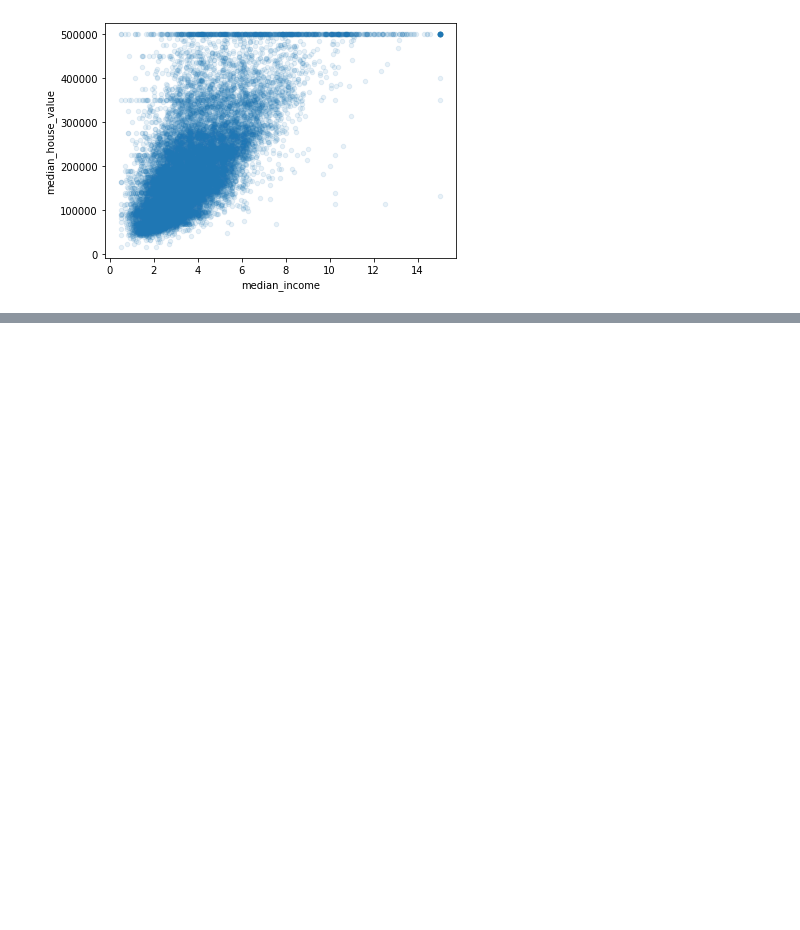
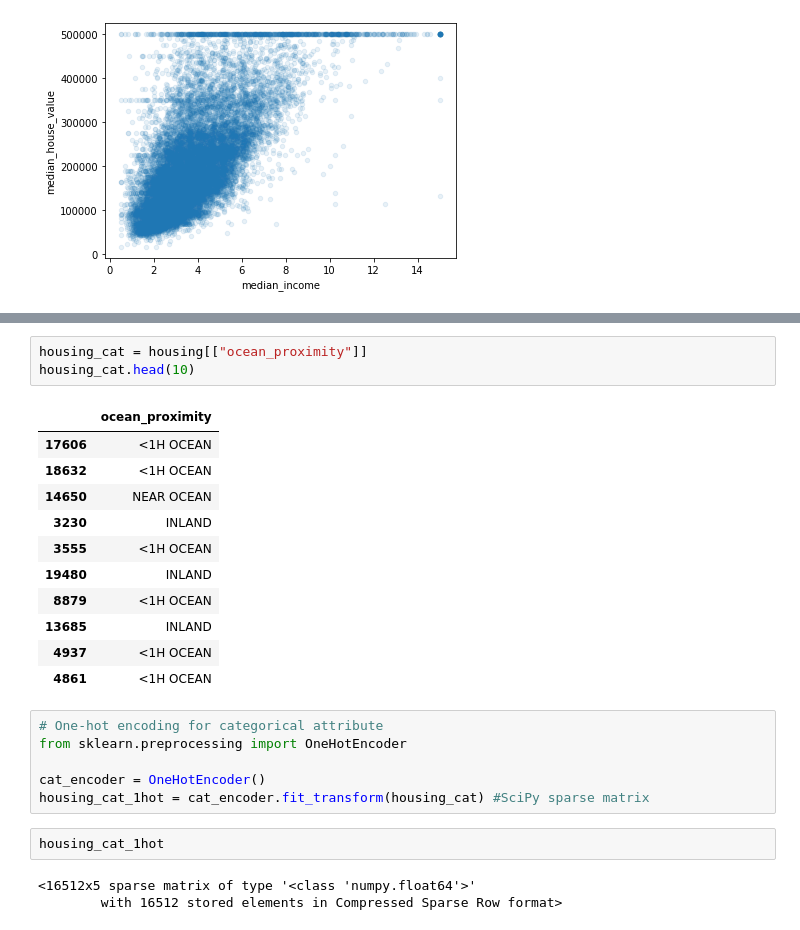
Before and after one commit to vnguyen12/Hands-on-ML-Book, a Jupyter notebook: Housing.ipynb, the cells around one changed output, grey strips where cells are left out. Drawn from its saved outputs; the diff is of its cells as text; blank space fills up the shorter version.

```diff
--- a/Housing.ipynb
+++ b/Housing.ipynb
@@ -242,0 +342,26 @@ Saving figure income_vs_house_value_scatter_plot
+# %%
+housing_cat = housing[["ocean_proximity"]]
+housing_cat.head(10)
+# %% [output]
+|  | ocean_proximity |
+| 17606 | <1H OCEAN |
+| 18632 | <1H OCEAN |
+| 14650 | NEAR OCEAN |
+| 3230 | INLAND |
+| 3555 | <1H OCEAN |
+| 19480 | INLAND |
+| 8879 | <1H OCEAN |
+| 13685 | INLAND |
+| 4937 | <1H OCEAN |
+| 4861 | <1H OCEAN |
+# %%
+# One-hot encoding for categorical attribute
+from sklearn.preprocessing import OneHotEncoder
+
+cat_encoder = OneHotEncoder()
+housing_cat_1hot = cat_encoder.fit_transform(housing_cat) #SciPy sparse matrix
+# %%
+housing_cat_1hot
+# %% [output]
+<16512x5 sparse matrix of type '<class 'numpy.float64'>'
+        with 16512 stored elements in Compressed Sparse Row format>
```
Also changed, not shown: parts of 91 cells of this notebook.
